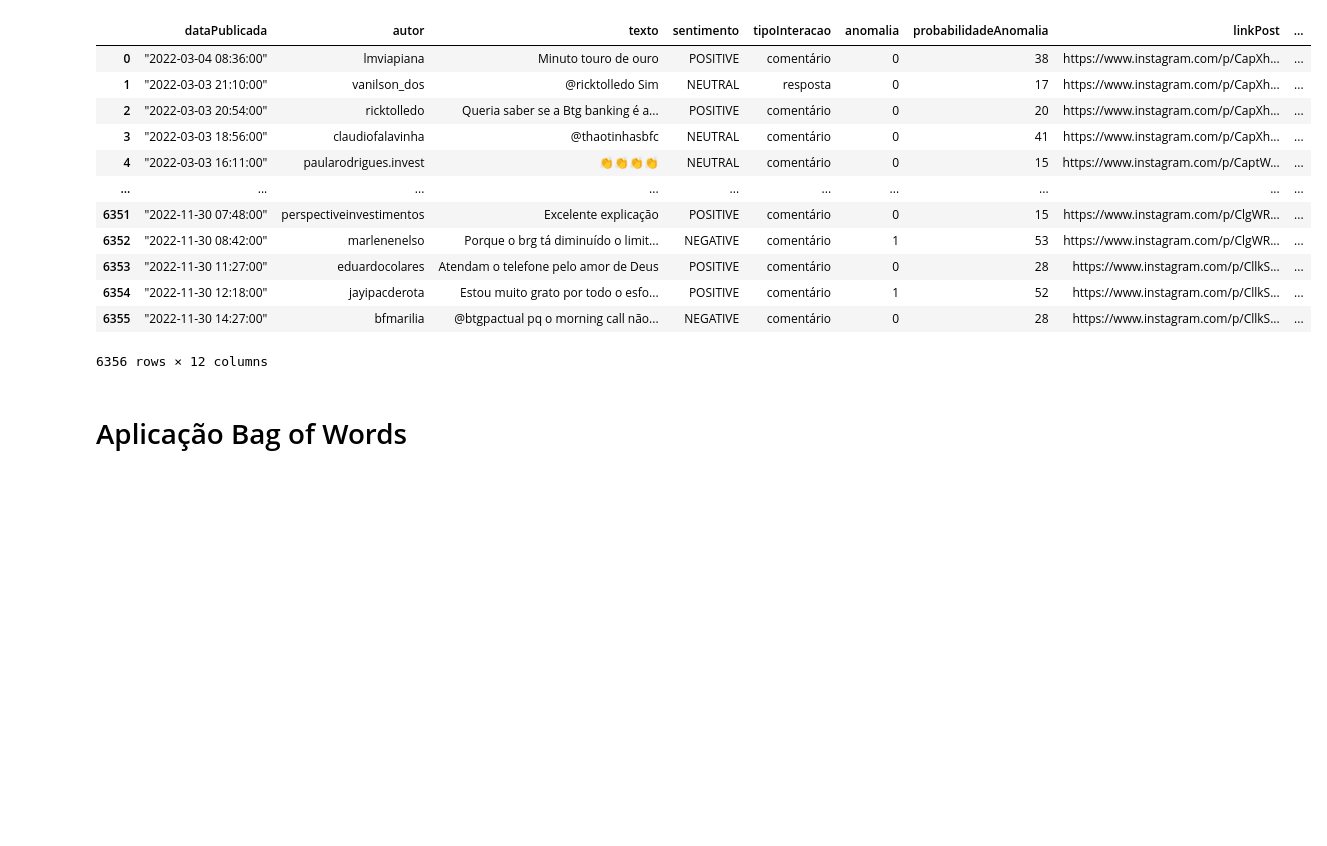
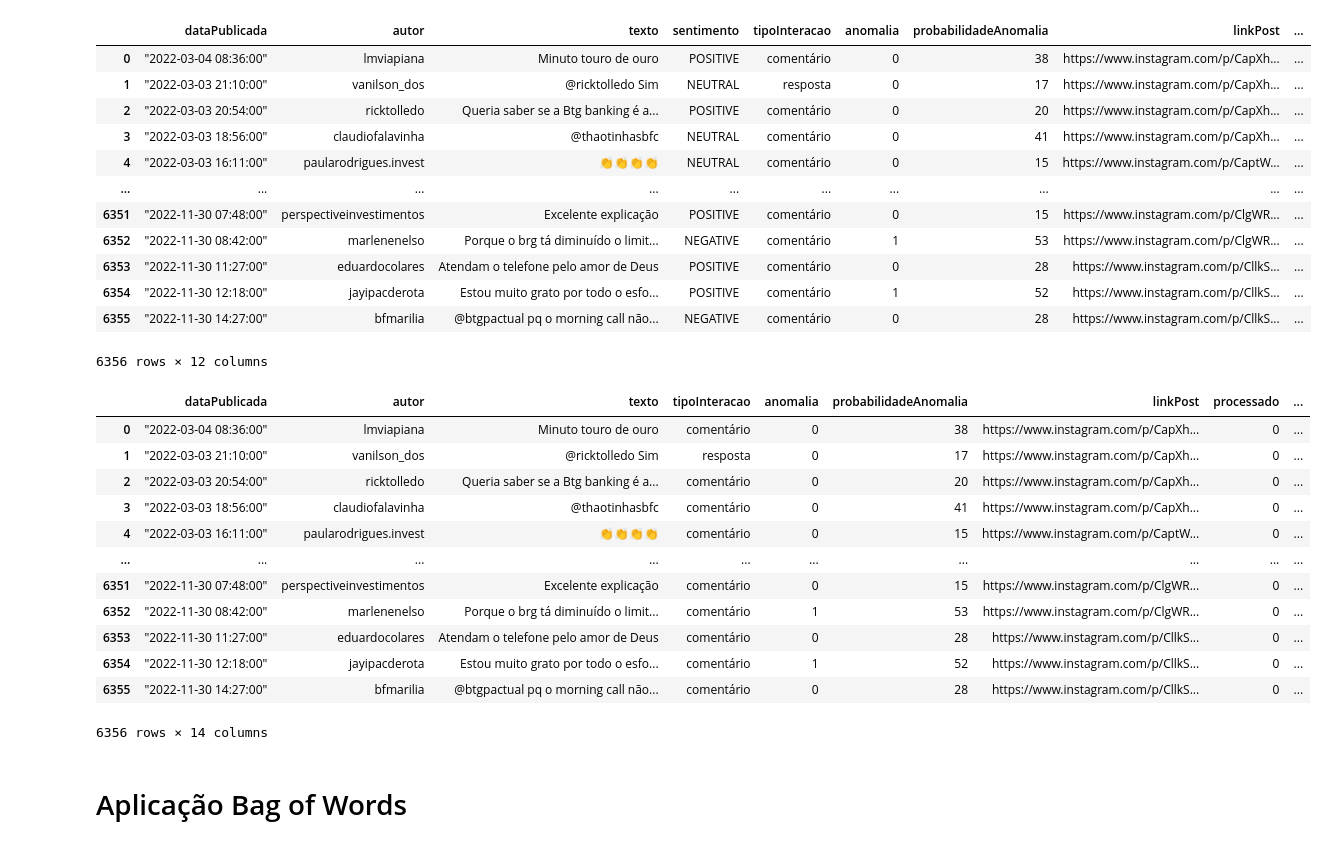
Before and after one commit to 2023M6T4-Inteli/Projeto4, a Jupyter notebook: src/bag_of_words.ipynb, the cells around one changed output. Saved outputs shown, nothing was run; the diff lists cells and outputs as text; code cells hidden in the pictures; blank space fills up the shorter version.

```diff
--- a/src/bag_of_words.ipynb
+++ b/src/bag_of_words.ipynb
@@ -61,6 +58,37 @@ pre_processing
 | 6354 | "2022-11-30 12:18:00" | jayipacderota | Estou muito grato por todo o esfo... | POSITIVE | comentário | 1 | 52 | https://www.instagram.com/p/CllkS... | ... |
 | 6355 | "2022-11-30 14:27:00" | bfmarilia | @btgpactual pq o morning call não... | NEGATIVE | comentário | 0 | 28 | https://www.instagram.com/p/CllkS... | ... |
 6356 rows × 12 columns
+# %%
+# Função para classificar os sentimentos em colunas
+def classify_feeling(sentimento):
+    if sentimento == 'POSITIVE':
+        return 1, 0, 0
+    elif sentimento == 'NEGATIVE':
+        return 0, 1, 0
+    else:
+        return 0, 0, 1
+# %%
+valores_classificados = pre_processing['sentimento'].apply(classify_feeling)
+# %%
+# Aplicar a classificação de sentimentos em colunas separadas
+pre_processing[['positivo', 'negativo', 'neutro']] = pd.DataFrame(valores_classificados.tolist())
+# %%
+pre_processing.drop('sentimento', axis=1, inplace=True)
+pre_processing
+# %% [output]
+|  | dataPublicada | autor | texto | tipoInteracao | anomalia | probabilidadeAnomalia | linkPost | processado | ... |
+| 0 | "2022-03-04 08:36:00" | lmviapiana | Minuto touro de ouro | comentário | 0 | 38 | https://www.instagram.com/p/CapXh... | 0 | ... |
+| 1 | "2022-03-03 21:10:00" | vanilson_dos | @ricktolledo Sim | resposta | 0 | 17 | https://www.instagram.com/p/CapXh... | 0 | ... |
+| 2 | "2022-03-03 20:54:00" | ricktolledo | Queria saber se a Btg banking é a... | comentário | 0 | 20 | https://www.instagram.com/p/CapXh... | 0 | ... |
+| 3 | "2022-03-03 18:56:00" | claudiofalavinha | @thaotinhasbfc | comentário | 0 | 41 | https://www.instagram.com/p/CapXh... | 0 | ... |
+| 4 | "2022-03-03 16:11:00" | paularodrigues.invest | 👏👏👏👏 | comentário | 0 | 15 | https://www.instagram.com/p/CaptW... | 0 | ... |
+| ... | ... | ... | ... | ... | ... | ... | ... | ... | ... |
+| 6351 | "2022-11-30 07:48:00" | perspectiveinvestimentos | Excelente explicação | comentário | 0 | 15 | https://www.instagram.com/p/ClgWR... | 0 | ... |
+| 6352 | "2022-11-30 08:42:00" | marlenenelso | Porque o brg tá diminuído o limit... | comentário | 1 | 53 | https://www.instagram.com/p/ClgWR... | 0 | ... |
+| 6353 | "2022-11-30 11:27:00" | eduardocolares | Atendam o telefone pelo amor de Deus | comentário | 0 | 28 | https://www.instagram.com/p/CllkS... | 0 | ... |
+| 6354 | "2022-11-30 12:18:00" | jayipacderota | Estou muito grato por todo o esfo... | comentário | 1 | 52 | https://www.instagram.com/p/CllkS... | 0 | ... |
+| 6355 | "2022-11-30 14:27:00" | bfmarilia | @btgpactual pq o morning call não... | comentário | 0 | 28 | https://www.instagram.com/p/CllkS... | 0 | ... |
+6356 rows × 14 columns
 # %% [markdown]
 # Aplicação Bag of Words
 # %% [markdown]
```
Also changed, not shown: parts of 10 cells of this notebook.
